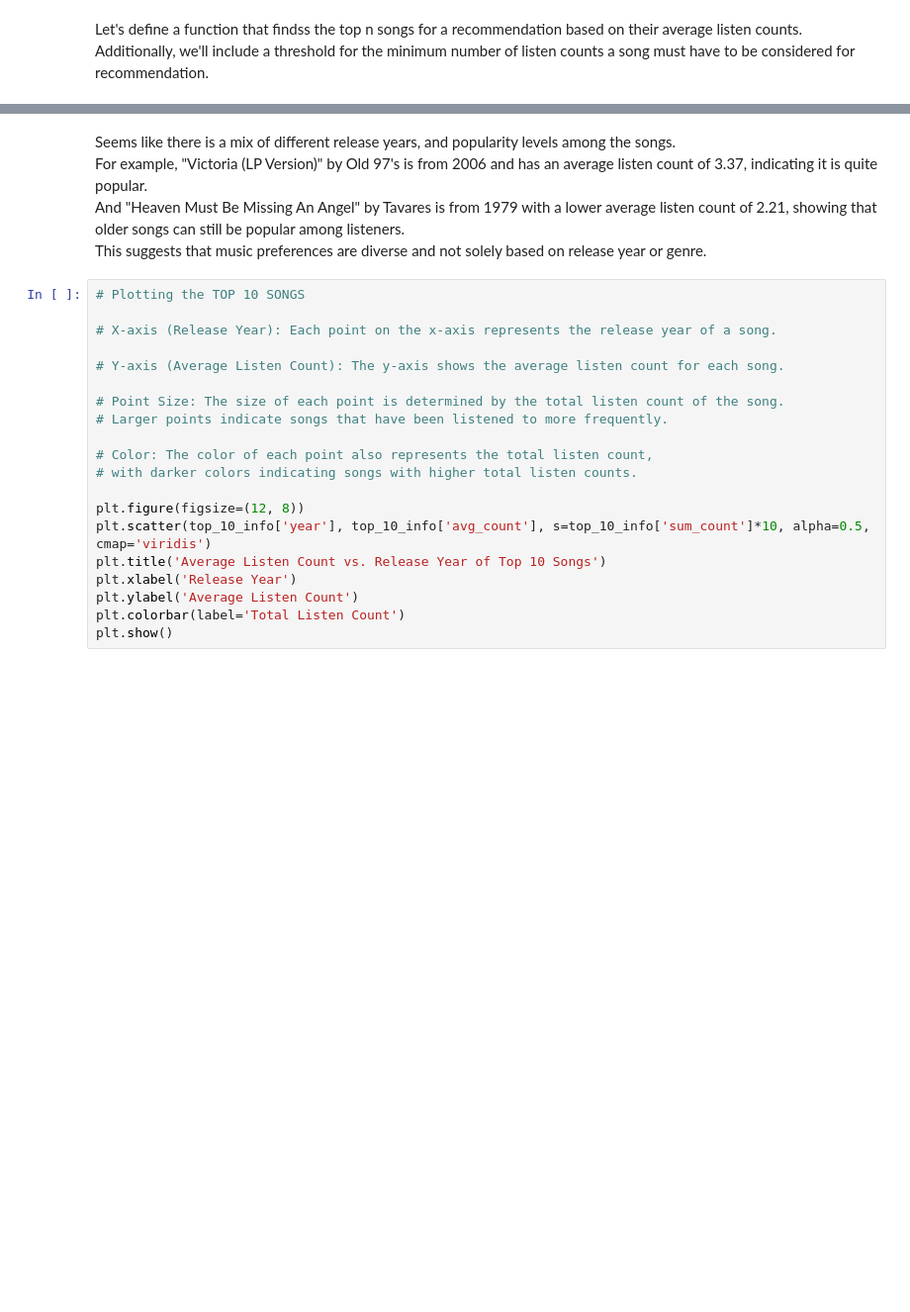
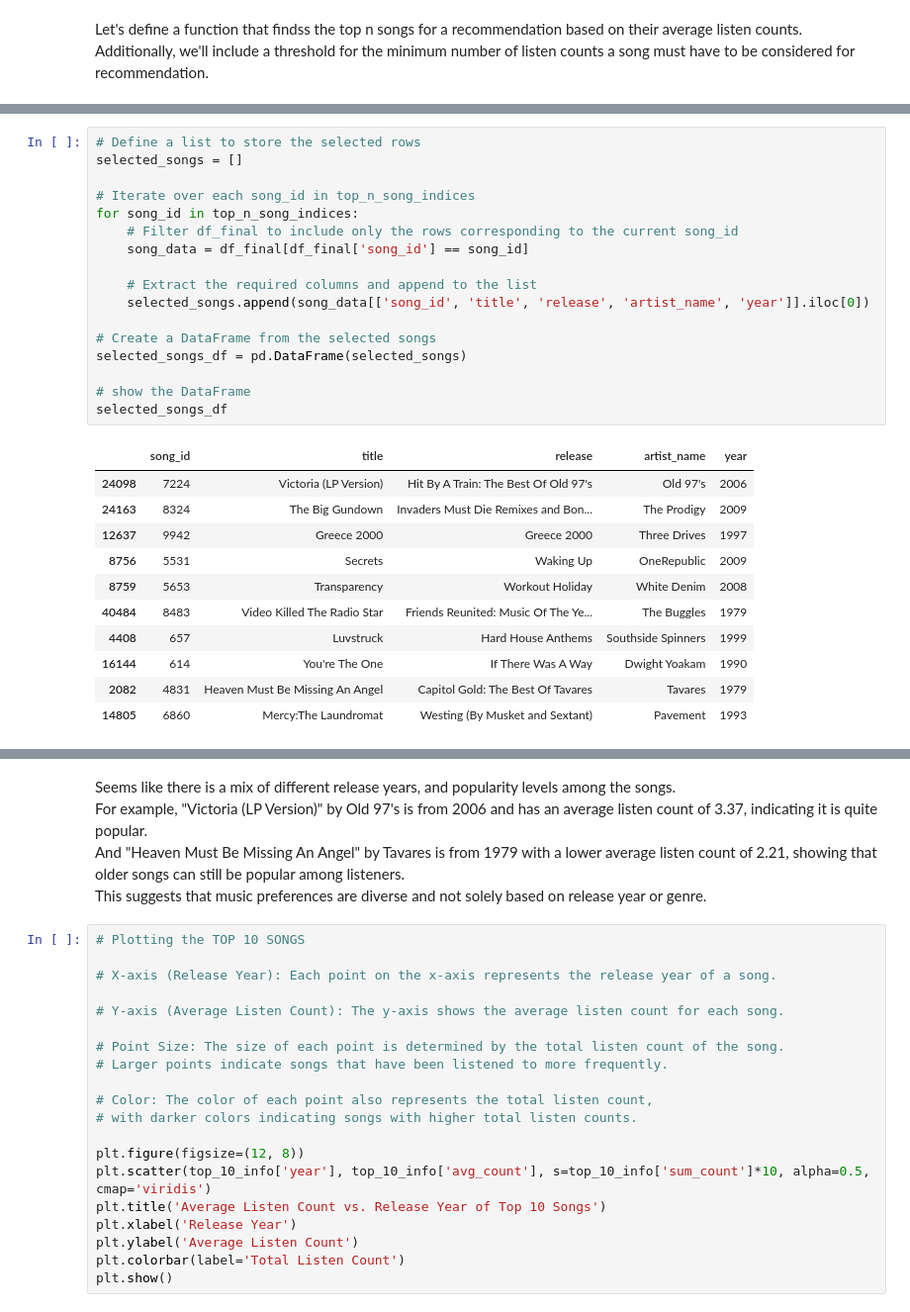
Before and after one commit to ariel-hedvat/AdvancedMLDLCourseAssignments, a Jupyter notebook: finalProject/Recommendation_System_Project_Group_4.ipynb, the cells around one changed output, grey strips where cells are left out. Shown at 99% size. Cells and saved outputs as stored; diff of their text form; blank space fills up the shorter version.

```diff
--- a/finalProject/Recommendation_System_Project_Group_4.ipynb
+++ b/finalProject/Recommendation_System_Project_Group_4.ipynb
@@ -1714,0 +1677,29 @@ top_10_info
+# %%
+# Define a list to store the selected rows
+selected_songs = []
+
+# Iterate over each song_id in top_n_song_indices
+for song_id in top_n_song_indices:
+    # Filter df_final to include only the rows corresponding to the current song_id
+    song_data = df_final[df_final['song_id'] == song_id]
+
+    # Extract the required columns and append to the list
+    selected_songs.append(song_data[['song_id', 'title', 'release', 'artist_name', 'year']].iloc[0])
+
+# Create a DataFrame from the selected songs
+selected_songs_df = pd.DataFrame(selected_songs)
+
+# show the DataFrame
+selected_songs_df
+# %% [output]
+|  | song_id | title | release | artist_name | year |
+| 24098 | 7224 | Victoria (LP Version) | Hit By A Train: The Best Of Old 97's | Old 97's | 2006 |
+| 24163 | 8324 | The Big Gundown | Invaders Must Die Remixes and Bon... | The Prodigy | 2009 |
+| 12637 | 9942 | Greece 2000 | Greece 2000 | Three Drives | 1997 |
+| 8756 | 5531 | Secrets | Waking Up | OneRepublic | 2009 |
+| 8759 | 5653 | Transparency | Workout Holiday | White Denim | 2008 |
+| 40484 | 8483 | Video Killed The Radio Star | Friends Reunited: Music Of The Ye... | The Buggles | 1979 |
+| 4408 | 657 | Luvstruck | Hard House Anthems | Southside Spinners | 1999 |
+| 16144 | 614 | You're The One | If There Was A Way | Dwight Yoakam | 1990 |
+| 2082 | 4831 | Heaven Must Be Missing An Angel | Capitol Gold: The Best Of Tavares | Tavares | 1979 |
+| 14805 | 6860 | Mercy:The Laundromat | Westing (By Musket and Sextant) | Pavement | 1993 |
```
Also changed, not shown: parts of 26 cells of this notebook.
